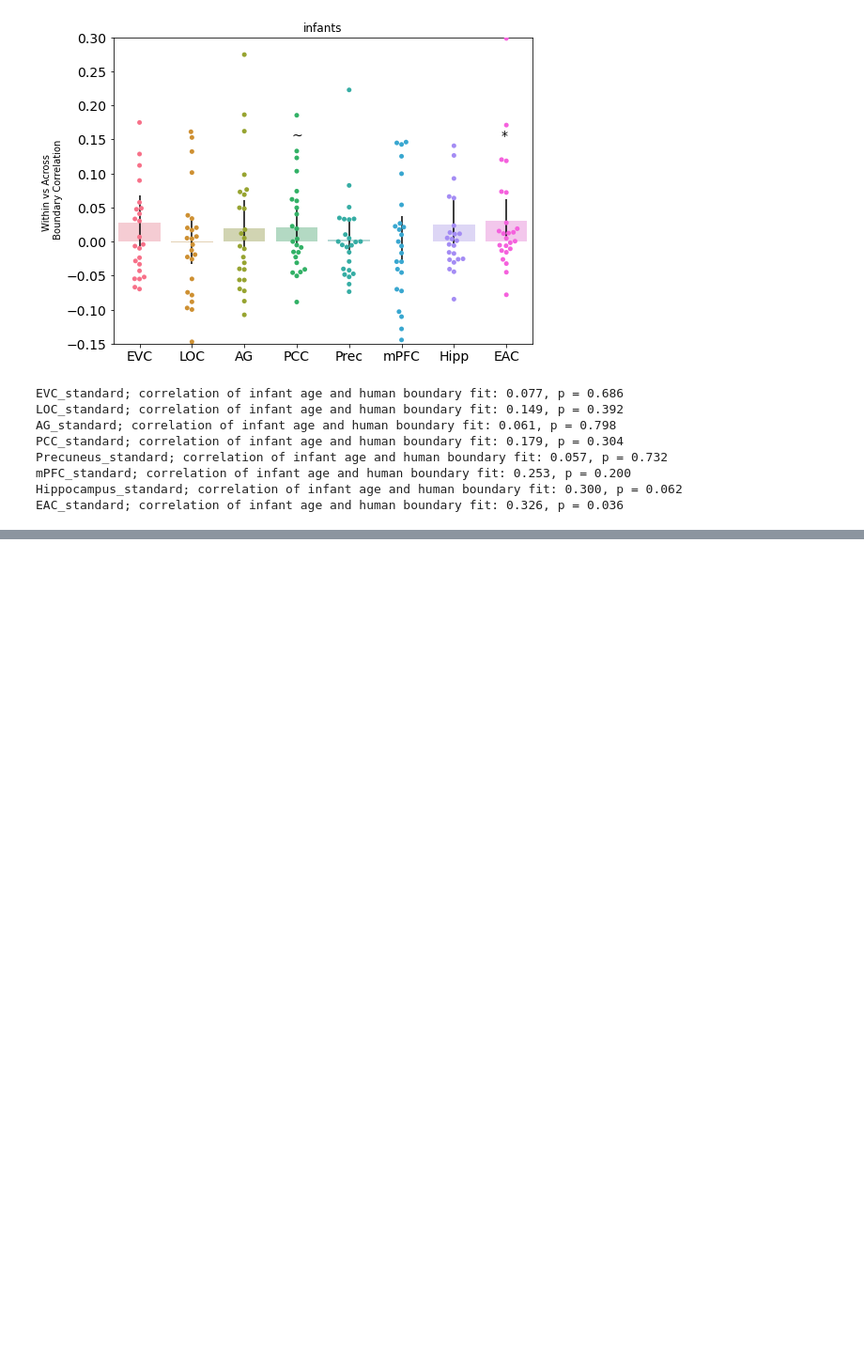
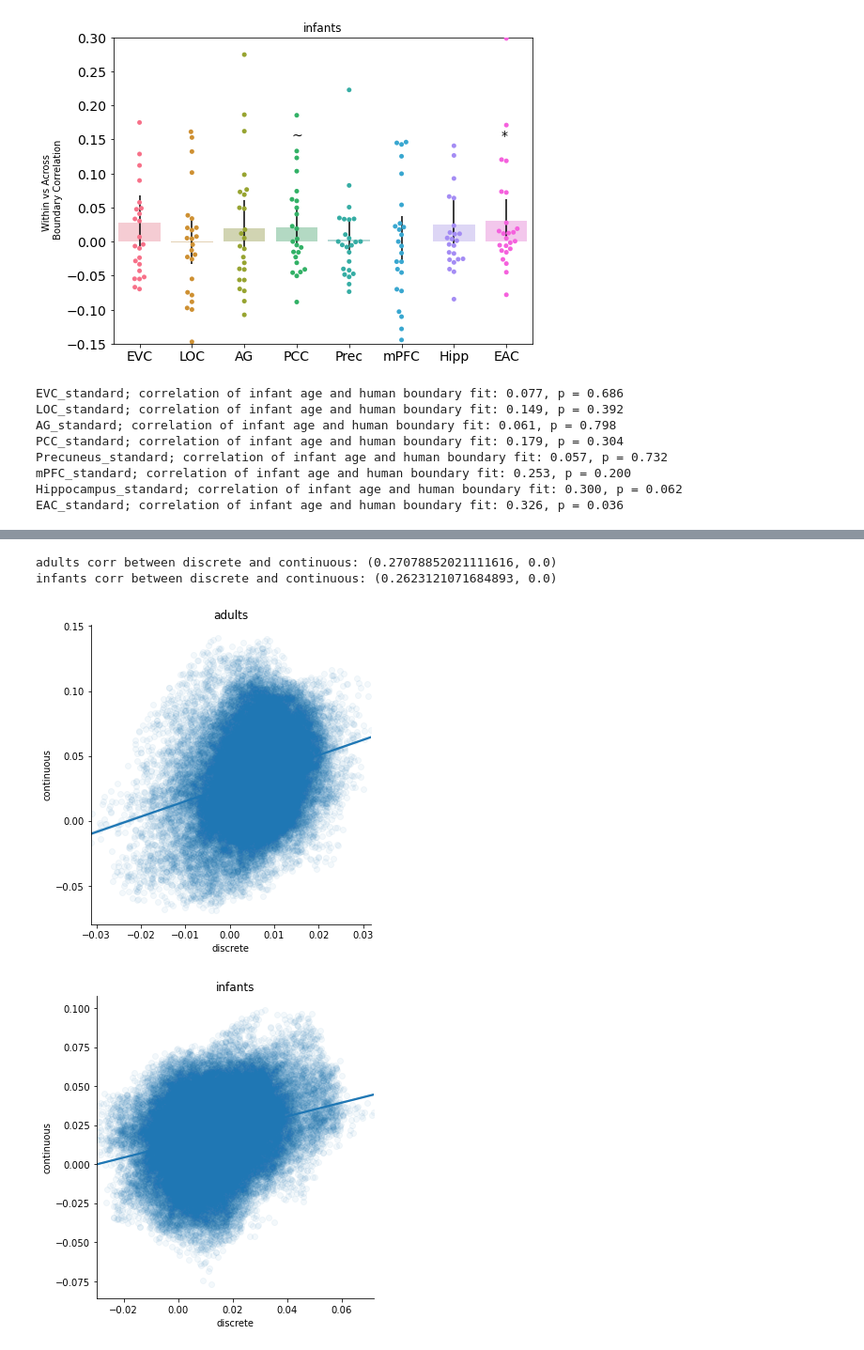
Before and after one commit to ntblab/infant_neuropipe, a Jupyter notebook: scripts/MM_EventSeg/Event_Segmentation.ipynb, the cells around one changed output, grey strips where cells are left out. Shown at 94% size. Cells and saved outputs as stored; diff of their text form; code cells hidden in the pictures; blank space fills up the shorter version.

```diff
--- a/scripts/MM_EventSeg/Event_Segmentation.ipynb
+++ b/scripts/MM_EventSeg/Event_Segmentation.ipynb
@@ -1682,0 +1924,23 @@ EAC_standard; correlation of infant age and human boundary fit: 0.326, p = 0.036
+# %%
+for age in ages:
+
+    # load the two types of behavioral boundary maps
+    z_nii_distance=nib.load(human_dir+age+'_avg_bounds_distance.nii.gz')
+    z_nii=nib.load(human_dir+age+'_avg_bounds.nii.gz')
+
+    # mask with brain mask
+    z_distance=brain_masker.fit_transform(z_nii_distance)[0,:]
+    z=brain_masker.fit_transform(z_nii)[0,:]
+
+    temp_df=pd.DataFrame({'continuous':z_distance,
+                          'discrete':z})
+
+    # Plot and calculate the similarity between the whole brain maps (not thresholded)
+    sns.lmplot(x='discrete',y='continuous',data=temp_df,scatter_kws={'alpha':.05})
+    plt.title('%s' % age)
+    print('%s corr between discrete and continuous:' %(age), stats.pearsonr(z_distance,z))
+# %% [output]
+adults corr between discrete and continuous: (0.27078852021111616, 0.0)
+infants corr between discrete and continuous: (0.2623121071684893, 0.0)
+[figure, added]
+[figure, added]
```
Also changed, not shown: parts of 44 cells of this notebook.
